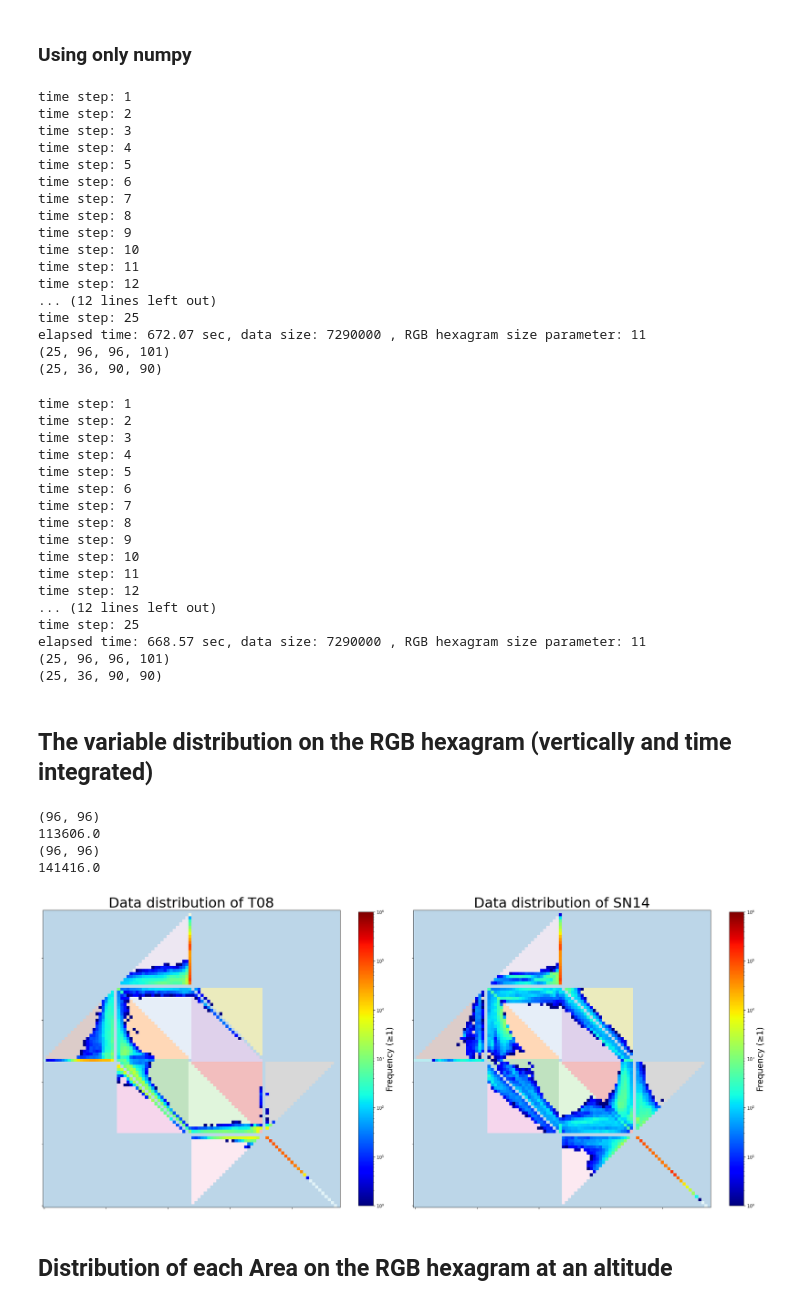
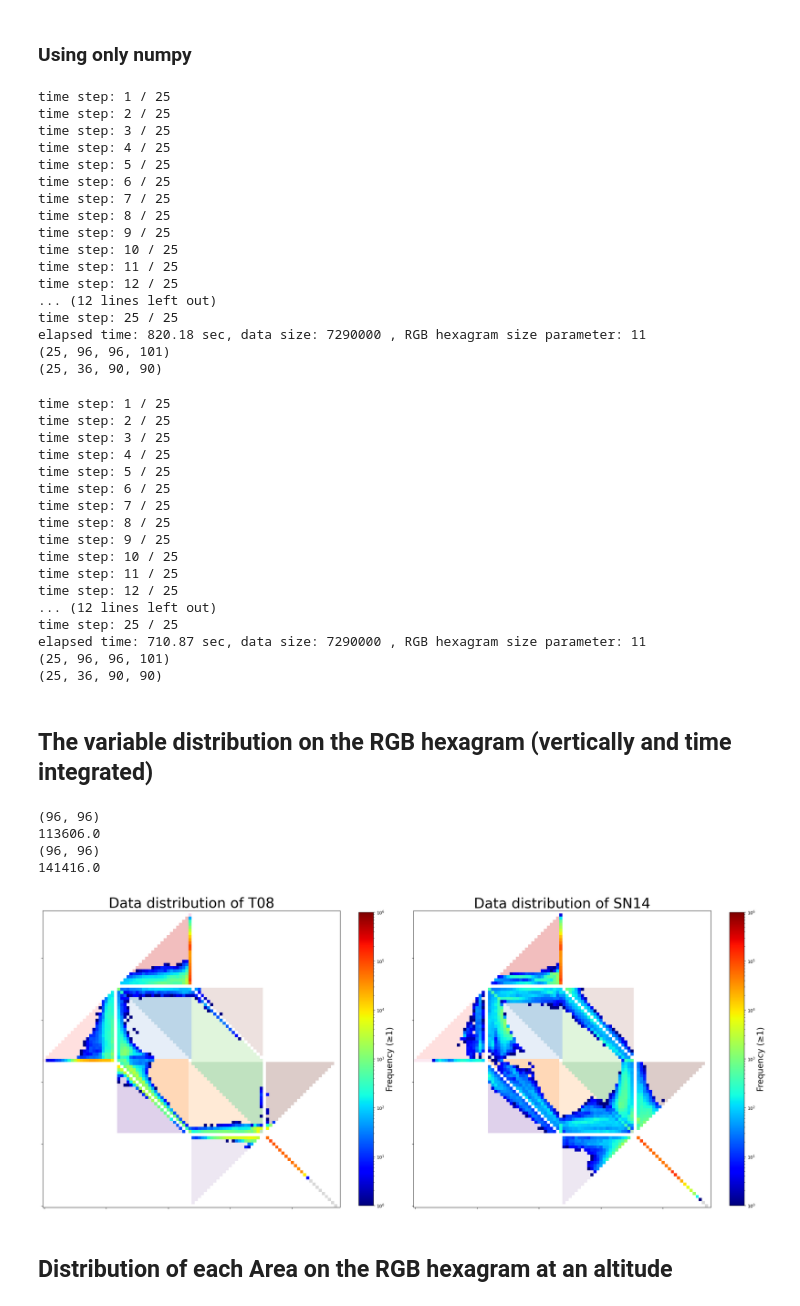
Before and after one commit to konchasu/RGB_hexagram_CRM, a Jupyter notebook: RGB_hexagram_tutorial_for_SCALE_comparison.ipynb, the cells around one changed output. Drawn from its saved outputs; the diff is of its cells as text; code cells hidden in the pictures.

Commit message:
Add RGB Hexagram generator and CSV outputs; update tutorial notebook

```diff
--- a/RGB_hexagram_tutorial_for_SCALE_comparison.ipynb
+++ b/RGB_hexagram_tutorial_for_SCALE_comparison.ipynb
@@ -200,7 +251,7 @@ from netCDF4 import Dataset
 
 # 1-moment bulk scheme result (Tomita 2008:T08)
 # Open NetCDF file (read-only)
-ncfile = Dataset('../sample_simulation_data/merged-z_t08_history_d01.pe000000.nc', mode='r')
+ncfile = Dataset('sample_simulation_data/merged-z_history_d01_t08.pe000000.nc', mode='r')
 
 print(ncfile.variables.keys())
 print(ncfile.variables['DENS'])
@@ -215,6 +266,7 @@ qs_t = ncfile.variables['QS'][:,:,:,:]
 qi_t = ncfile.variables['QI'][:,:,:,:]
 t_t  = ncfile.variables['T'][:,:,:,:]
 ts_t = ncfile.variables['SFC_TEMP'][:,:,:]
+mslp_t = ncfile.variables['MSLP'][:,:,:]
 
 lat = ncfile.variables['lat'][:,:]   # shape: (y, x)
 lon = ncfile.variables['lon'][:,:]   # shape: (y, x)
@@ -254,7 +306,7 @@ from netCDF4 import Dataset
 
 # 2-moment bulk scheme result
 # Open NetCDF file (read-only)
-ncfile = Dataset('../sample_simulation_data/merged-z_sn14_history_d01.pe000000.nc', mode='r')
+ncfile = Dataset('sample_simulation_data/merged-z_history_d01_sn14.pe000000.nc', mode='r')
 
 print(ncfile.variables.keys())
 print(ncfile.variables['DENS'])
@@ -269,6 +321,7 @@ qs_s = ncfile.variables['QS'][:,:,:,:]
 qi_s = ncfile.variables['QI'][:,:,:,:]
 t_s  = ncfile.variables['T'][:,:,:,:]
 ts_s = ncfile.variables['SFC_TEMP'][:,:,:]
+mslp_s = ncfile.variables['MSLP'][:,:,:]
 
 lat = ncfile.variables['lat'][:,:]   # shape: (y, x)
 lon = ncfile.variables['lon'][:,:]   # shape: (y, x)
@@ -733,7 +911,7 @@ pos_data_rgb_t = np.full_like(dens_t, fill_value, dtype=float)
 start_time = time.time()
 
 for it in range(dens_t.shape[0]):
-    print('time step:',it+1)
+    print('time step:',it+1,'/',dens_t.shape[0])
     for kz in range(dens_t.shape[1]):
         for jy in range(dens_t.shape[2]):
             for ix in range(dens_t.shape[3]):
@@ -765,21 +943,21 @@ print(f"elapsed time: {elapsed_time:.2f} sec, data size:",dens_t.shape[0]*dens_t
 print(hex_data_rgb_t.shape)
 print(pos_data_rgb_t.shape)
 # %% [output]
-time step: 1
-time step: 2
-time step: 3
-time step: 4
-time step: 5
-time step: 6
-time step: 7
-time step: 8
-time step: 9
-time step: 10
-time step: 11
-time step: 12
+time step: 1 / 25
+time step: 2 / 25
+time step: 3 / 25
+time step: 4 / 25
+time step: 5 / 25
+time step: 6 / 25
+time step: 7 / 25
+time step: 8 / 25
+time step: 9 / 25
+time step: 10 / 25
+time step: 11 / 25
+time step: 12 / 25
 ... (12 lines left out)
-time step: 25
-elapsed time: 672.07 sec, data size: 7290000 , RGB hexagram size parameter: 11
+time step: 25 / 25
+elapsed time: 820.18 sec, data size: 7290000 , RGB hexagram size parameter: 11
 (25, 96, 96, 101)
 (25, 36, 90, 90)
 # %%
@@ -792,7 +970,7 @@ pos_data_rgb_s = np.full_like(dens_s, fill_value, dtype=float)
 start_time = time.time()
 
 for it in range(dens_s.shape[0]):
-    print('time step:',it+1)
+    print('time step:',it+1,'/',dens_t.shape[0])
     for kz in range(dens_s.shape[1]):
         for jy in range(dens_s.shape[2]):
             for ix in range(dens_s.shape[3]):
@@ -824,21 +1002,21 @@ print(f"elapsed time: {elapsed_time:.2f} sec, data size:",dens_s.shape[0]*dens_s
 print(hex_data_rgb_s.shape)
 print(pos_data_rgb_s.shape)
 # %% [output]
-time step: 1
-time step: 2
-time step: 3
-time step: 4
-time step: 5
-time step: 6
-time step: 7
-time step: 8
-time step: 9
-time step: 10
-time step: 11
-time step: 12
+time step: 1 / 25
+time step: 2 / 25
+time step: 3 / 25
+time step: 4 / 25
+time step: 5 / 25
+time step: 6 / 25
+time step: 7 / 25
+time step: 8 / 25
+time step: 9 / 25
+time step: 10 / 25
+time step: 11 / 25
+time step: 12 / 25
 ... (12 lines left out)
-time step: 25
-elapsed time: 668.57 sec, data size: 7290000 , RGB hexagram size parameter: 11
+time step: 25 / 25
+elapsed time: 710.87 sec, data size: 7290000 , RGB hexagram size parameter: 11
 (25, 96, 96, 101)
 (25, 36, 90, 90)
 # %% [markdown]
@@ -858,36 +1036,38 @@ print(np.max(sum_xy_s))
 
 # Masks areas with a value less than 1 to exclude them from visualization
 masked_data_t = np.ma.masked_less(sum_xy_t, 1)
 masked_data_s = np.ma.masked_less(sum_xy_s, 1)
 
+n_df = np.ma.masked_where(n_df <= 0, n_df)
+
 # Plotting setup
 fig, axs = plt.subplots(1, 2, figsize=(24, 12))
 fsiz = 32
 
 # Plotting masked_data_t
-im_bg_t = axs[0].imshow(n_df, cmap='tab20', origin='lower', alpha=0.3)
+im_bg_t = axs[0].imshow(n_df*256.0,vmin=1,vmax=20, cmap='tab20', origin='lower', alpha=0.3)
 im_t = axs[0].imshow(masked_data_t, cmap='jet', origin='lower', norm=LogNorm(vmin=1, vmax=1e+6))
 cbar_t = plt.colorbar(im_t, ax=axs[0], shrink=0.8)
 cbar_t.set_label('Frequency (≥1)', fontsize=fsiz * 0.6)
 axs[0].set_title('Data distribution of T08', fontsize=fsiz)
 axs[0].tick_params(labelbottom=False, labelleft=False, labelright=False, labeltop=False)
 
 # Plotting masked_data_s
-im_bg_s = axs[1].imshow(n_df, cmap='tab20', origin='lower', alpha=0.3)
+im_bg_s = axs[1].imshow(n_df*256.0,vmin=1,vmax=20, cmap='tab20', origin='lower', alpha=0.3)
 im_s = axs[1].imshow(masked_data_s, cmap='jet', origin='lower', norm=LogNorm(vmin=1, vmax=1e+6))
 cbar_s = plt.colorbar(im_s, ax=axs[1], shrink=0.8)
 cbar_s.set_label('Frequency (≥1)', fontsize=fsiz * 0.6)
 axs[1].set_title('Data distribution of SN14', fontsize=fsiz)
 axs[1].tick_params(labelbottom=False, labelleft=False, labelright=False, labeltop=False)
 
 plt.tight_layout()
 plt.show()
 # %% [output]
 (96, 96)
 113606.0
 (96, 96)
 141416.0
-[figure, old version]
+[figure, new version]
 # %% [markdown]
 ## Distribution of each Area on the RGB hexagram at an altitude
 # %% [markdown]
```
Also changed, not shown: parts of 21 cells of this notebook, 6 other files.
